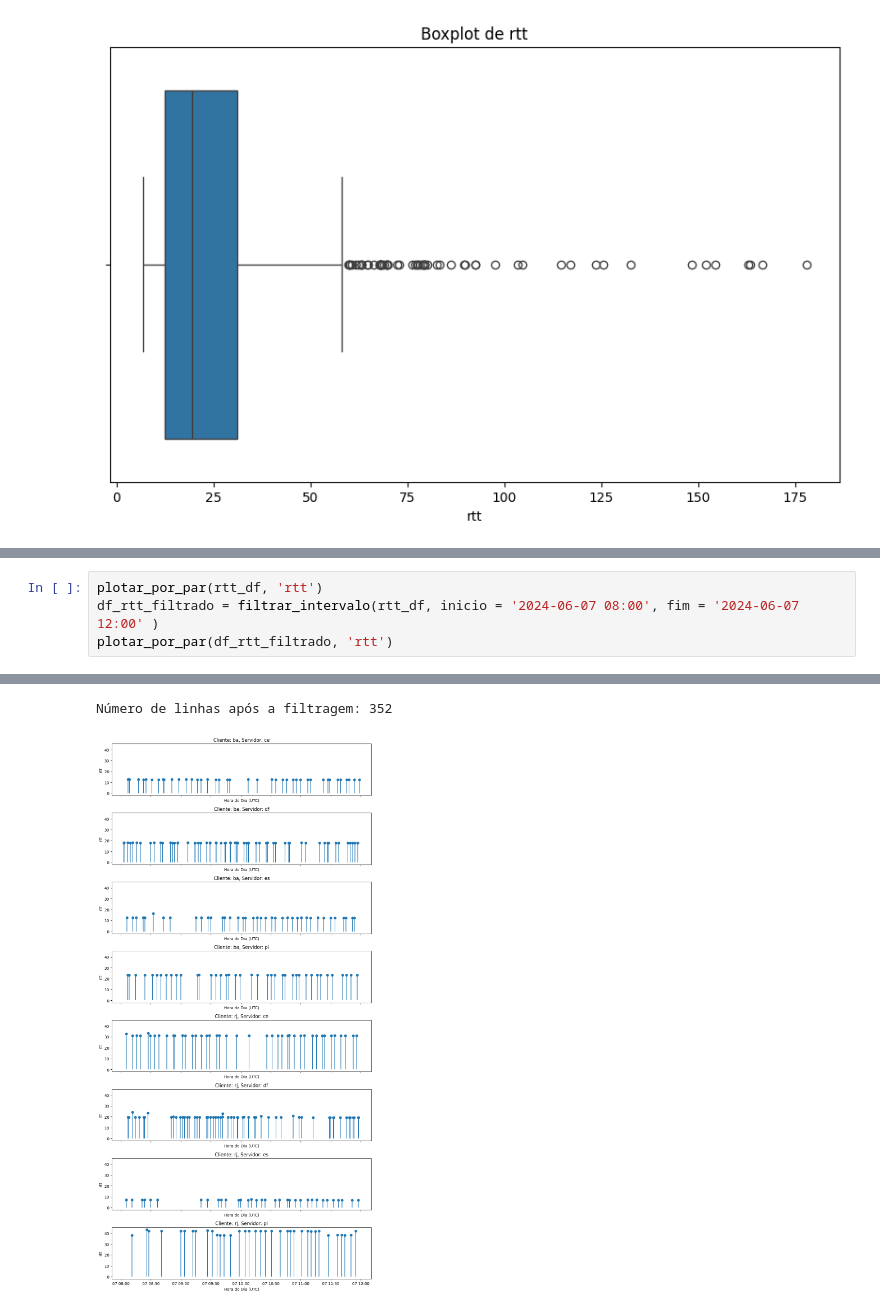
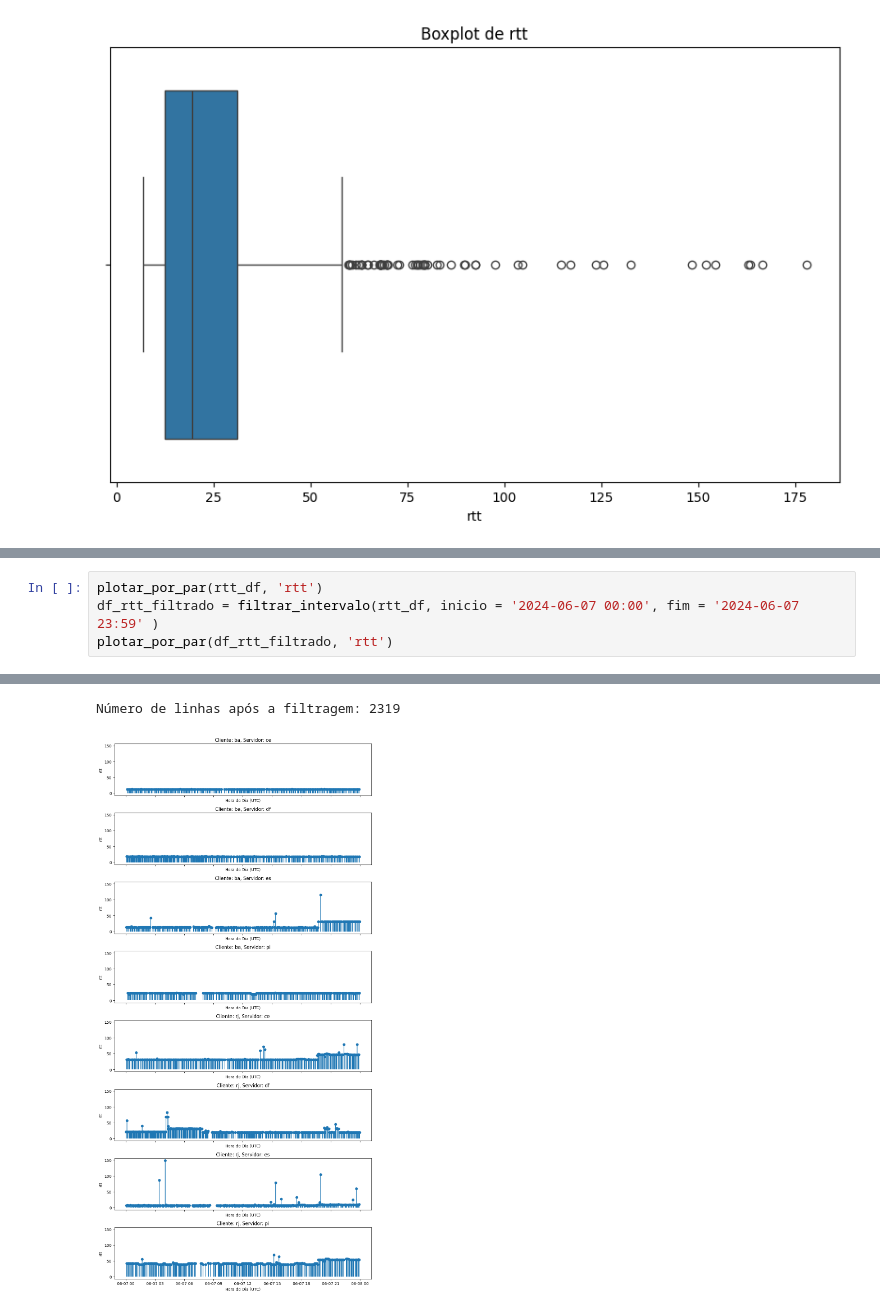
Before and after one commit to lhscaldas/trabalho-final-cps769, a Jupyter notebook: eda.ipynb, the cells around one changed output, grey strips where cells are left out. Drawn from its saved outputs; the diff is of its cells as text.

```diff
--- a/eda.ipynb
+++ b/eda.ipynb
@@ -151,8 +151,8 @@ Número de linhas após a filtragem: 720
 # %%
 plotar_por_par(rtt_df, 'rtt')
-df_rtt_filtrado = filtrar_intervalo(rtt_df, inicio = '2024-06-07 08:00', fim = '2024-06-07 12:00' )
+df_rtt_filtrado = filtrar_intervalo(rtt_df, inicio = '2024-06-07 00:00', fim = '2024-06-07 23:59' )
 plotar_por_par(df_rtt_filtrado, 'rtt')
 # %% [output]
 [figure]
-Número de linhas após a filtragem: 352
+Número de linhas após a filtragem: 2319
-[figure, old version]
+[figure, new version]
```
Also changed, not shown: parts of 1 cell of this notebook, 3 other files.
